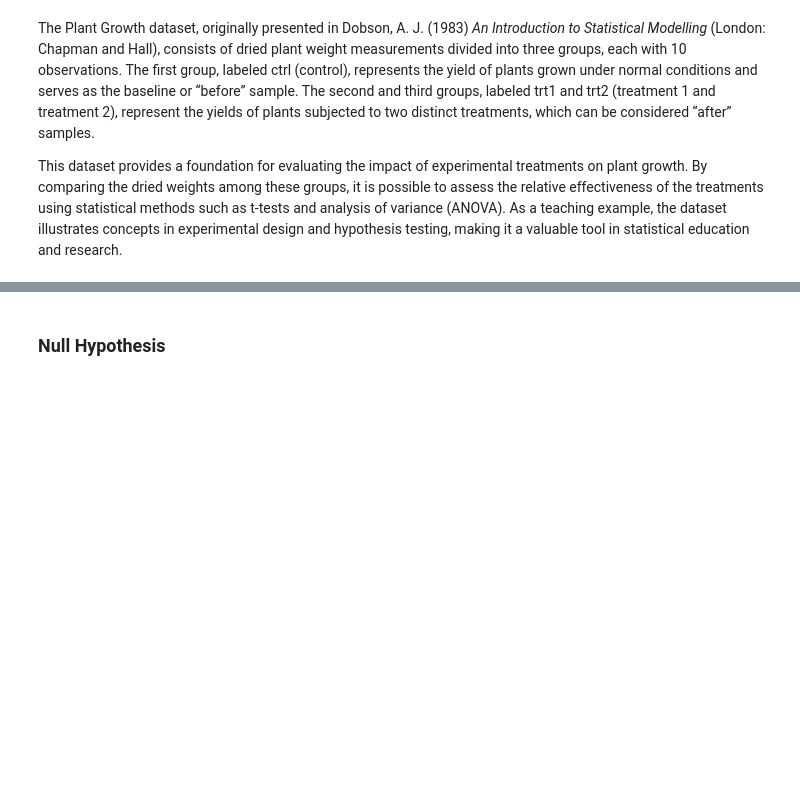
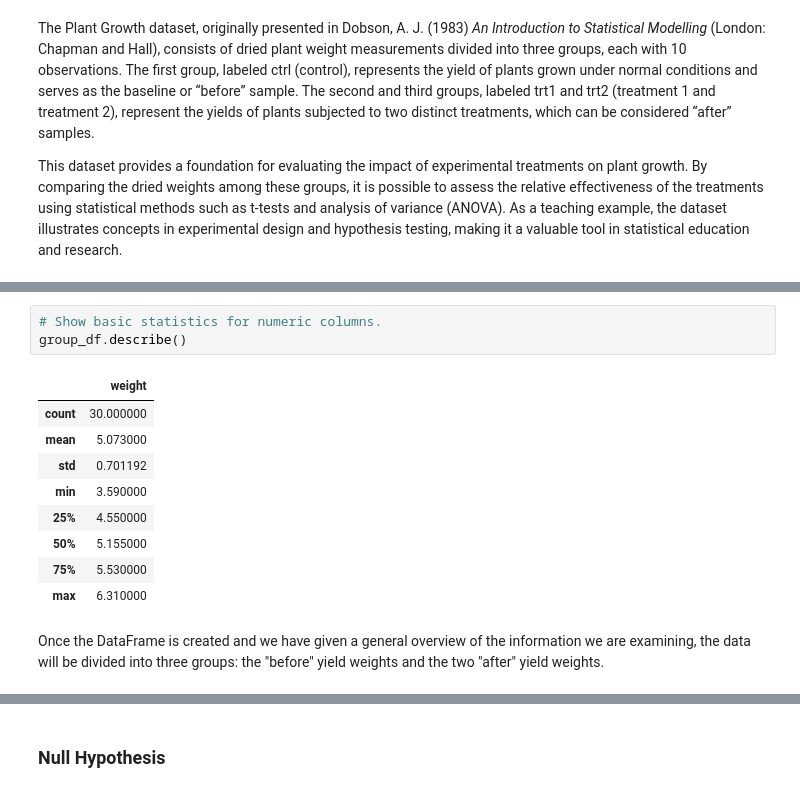
Before and after one commit to AndreaCignoni/applied_statistics_assessment, a Jupyter notebook: project.ipynb, the cells around one changed output, grey strips where cells are left out. Saved outputs shown, nothing was run; the diff lists cells and outputs as text; blank space fills up the shorter version.

```diff
--- a/project.ipynb
+++ b/project.ipynb
@@ -10,0 +134,15 @@ This dataset provides a foundation for evaluating the impact of experimental tre
+# %%
+# Show basic statistics for numeric columns.
+group_df.describe()
+# %% [output]
+|  | weight |
+| count | 30.000000 |
+| mean | 5.073000 |
+| std | 0.701192 |
+| min | 3.590000 |
+| 25% | 4.550000 |
+| 50% | 5.155000 |
+| 75% | 5.530000 |
+| max | 6.310000 |
+# %% [markdown]
+Once the DataFrame is created and we have given a general overview of the information we are examining, the data will be divided into three groups: the "before" yield weights and the two "after" yield weights.
```
Also changed, not shown: parts of 19 cells of this notebook, 20 other files.
